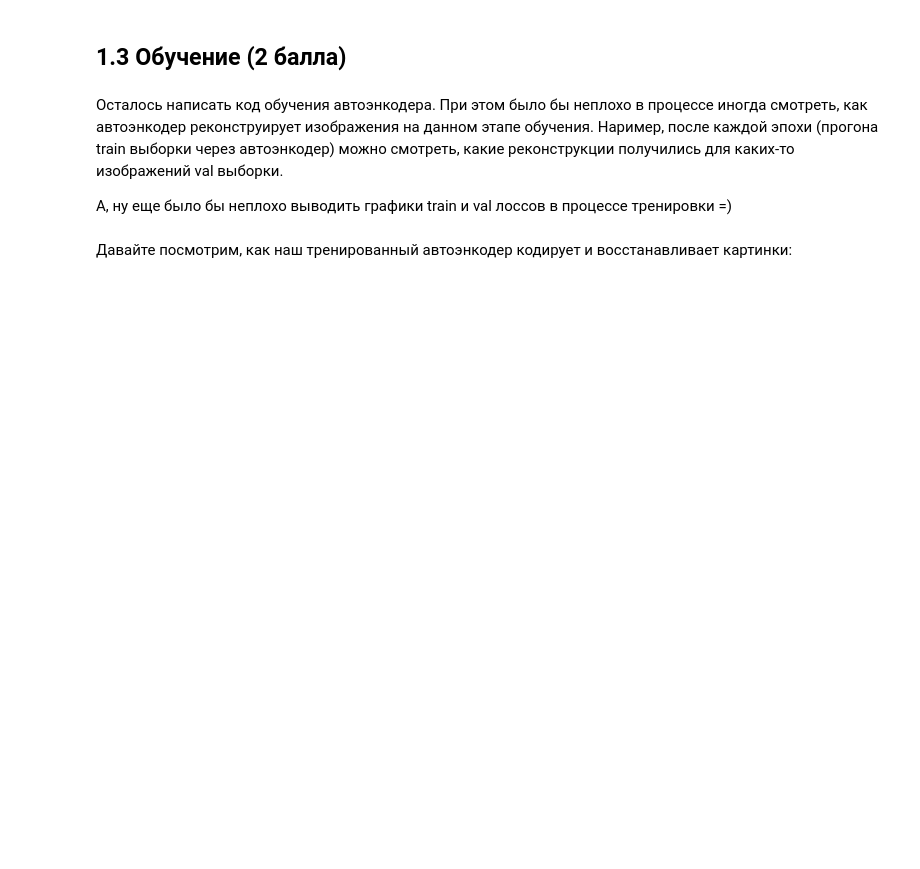
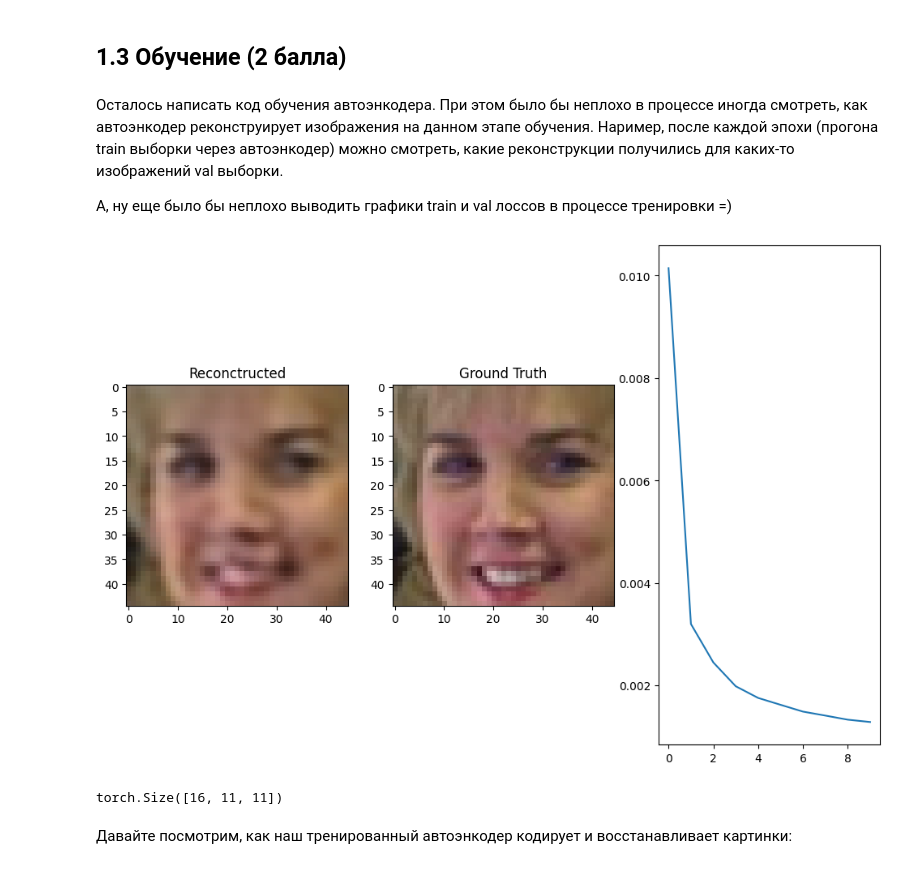
Before and after one commit to Zakrung23/DLS, a Jupyter notebook: week_10_AE_VAE/Homework/hw_7_autoencoders.ipynb, the cells around one changed output. Cells and saved outputs as stored; diff of their text form; code cells hidden in the pictures; blank space fills up the shorter version.

```diff
--- a/week_10_AE_VAE/Homework/hw_7_autoencoders.ipynb
+++ b/week_10_AE_VAE/Homework/hw_7_autoencoders.ipynb
@@ -240,4 +176,0 @@ plt.show()
-# %%
-fig,ax = plt.subplots(1,2,figsize=(14,12))
-ax[0].imshow(reconstructed[1].permute(1,2,0).cpu())
-ax[1].imshow(X_batch[1].permute(1,2,0).cpu())
@@ -254,2 +183,52 @@ NameError: name 'plt' is not defined
+# %%
+criterion = torch.nn.functional.mse_loss
+train_losses,val_losses = [],[]
+device = ('cuda:0' if torch.cuda.is_available() else 'cpu')
+AE = Autoencoder().to(device)
+
+optimizer = torch.optim.Adam(AE.parameters(),lr=0.001)
+n_epochs = 10
+
+for epoch in tqdm_notebook(range(n_epochs)):
+  AE.train()
+  train_losses_per_epoch = []
+
+  for i, X_batch in enumerate(train_loader):
+    optimizer.zero_grad()
+    X_batch = X_batch.to(device)
+    reconstructed, latent_code = AE(X_batch)
+    loss = criterion(reconstructed,X_batch)
+    loss.backward()
+    optimizer.step()
+    train_losses_per_epoch.append(loss.item())
+
+  train_losses.append(np.mean(train_losses_per_epoch))
+
+  clear_output(wait=True)
+  fig,ax = plt.subplots(1,3,figsize=(12,8))
+  ax[0].imshow(reconstructed[1].permute(1,2,0).cpu().detach().numpy())
+  ax[0].set_title('Reconctructed')
+  ax[1].imshow(X_batch[1].permute(1,2,0).cpu().detach().numpy())
+  ax[1].set_title('Ground Truth')
+  ax[2].plot(train_losses)
+  plt.show()
+
+  autoencoder.eval()
+  with torch.no_grad():
+    val_losses_per_epoch = []
+    for X_batch in val_loader:
+      X_batch = X_batch.to(device)
+      reconstructed, latent = AE(X_batch)
+      loss = criterion(reconstructed,X_batch)
+
+      val_losses_per_epoch.append(loss.item())
+
+  val_losses.append(np.mean(val_losses_per_epoch))
+# %% [output]
+[figure, added]
+# %%
+latent_code[0].shape
+# %% [output]
+torch.Size([16, 11, 11])
 # %% [markdown]
 Давайте посмотрим, как наш тренированный автоэнкодер кодирует и восстанавливает картинки:
```
Also changed, not shown: parts of 35 cells of this notebook.
